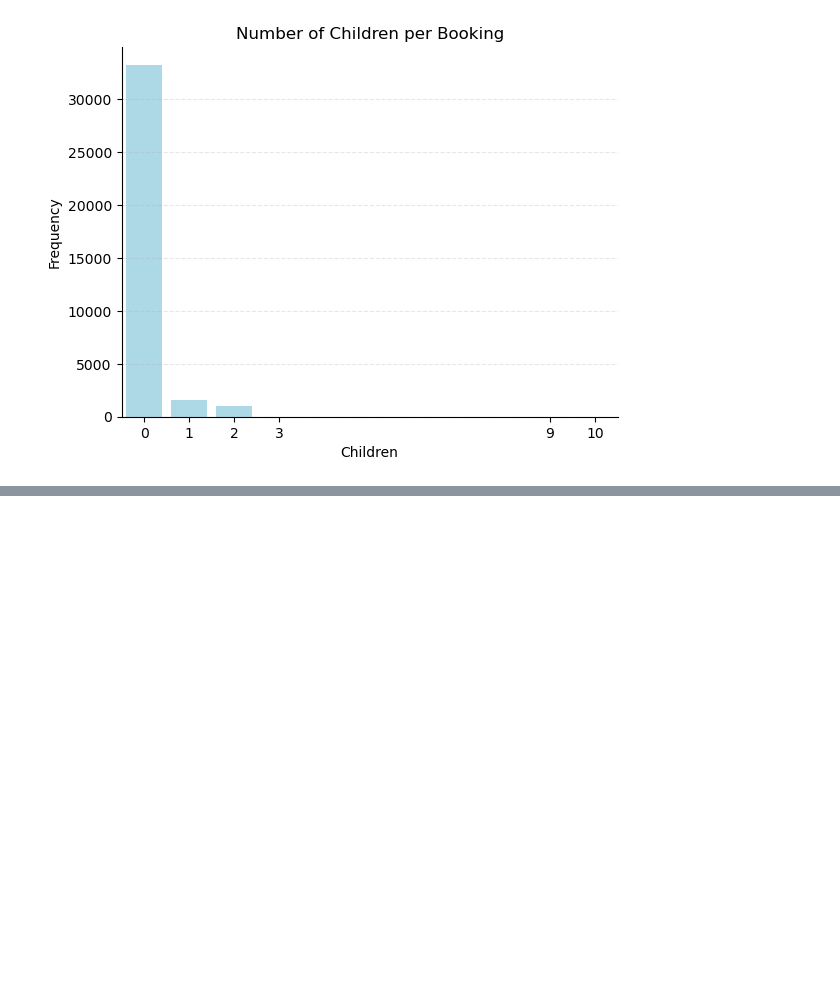
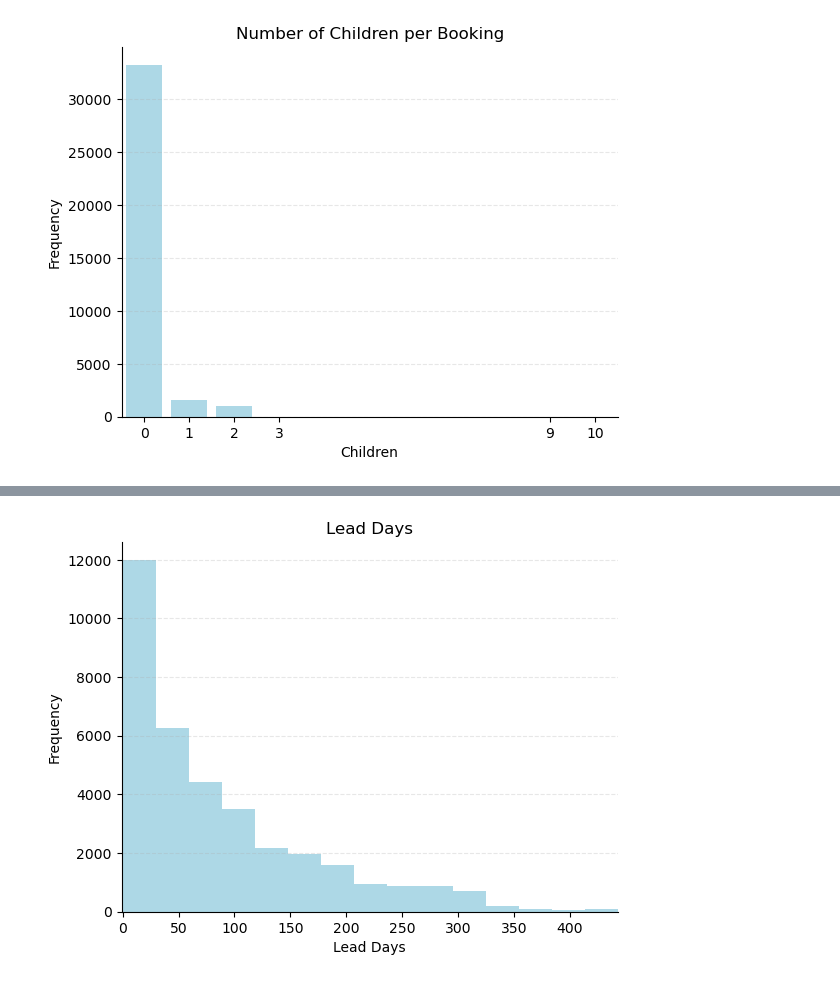
Before and after one commit to DmitriiZag/Hotel-Bookings, a Jupyter notebook: notebooks/data_visualization.ipynb, the cells around one changed output, grey strips where cells are left out. Drawn from its saved outputs; the diff is of its cells as text; code cells hidden in the pictures; blank space fills up the shorter version.

```diff
--- a/notebooks/data_visualization.ipynb
+++ b/notebooks/data_visualization.ipynb
@@ -72,0 +131,25 @@ plt.show()
+# %%
+# Summary of time between booking and arrival date
+
+lead_times = hotel_dataset['lead_time']
+
+fig, ax = plt.subplots()
+
+# Histogram for continuous lead time
+ax.hist(lead_times, bins=15, color='lightblue')
+
+# Labels and title
+ax.set_title('Lead Days')
+ax.set_xlabel('Lead Days')
+ax.set_ylabel('Frequency')
+ax.set_xlim(-1, 443)
+ax.grid(axis='y', linestyle='--', alpha=0.3)
+
+# Clean look
+ax.spines['top'].set_visible(False)
+ax.spines['right'].set_visible(False)
+
+plt.savefig("../plots/lead_time_hist.png", dpi=300, bbox_inches='tight')
+plt.show()
+# %% [output]
+[figure, added]
```
Also changed, not shown: parts of 11 cells of this notebook, 9 other files.
